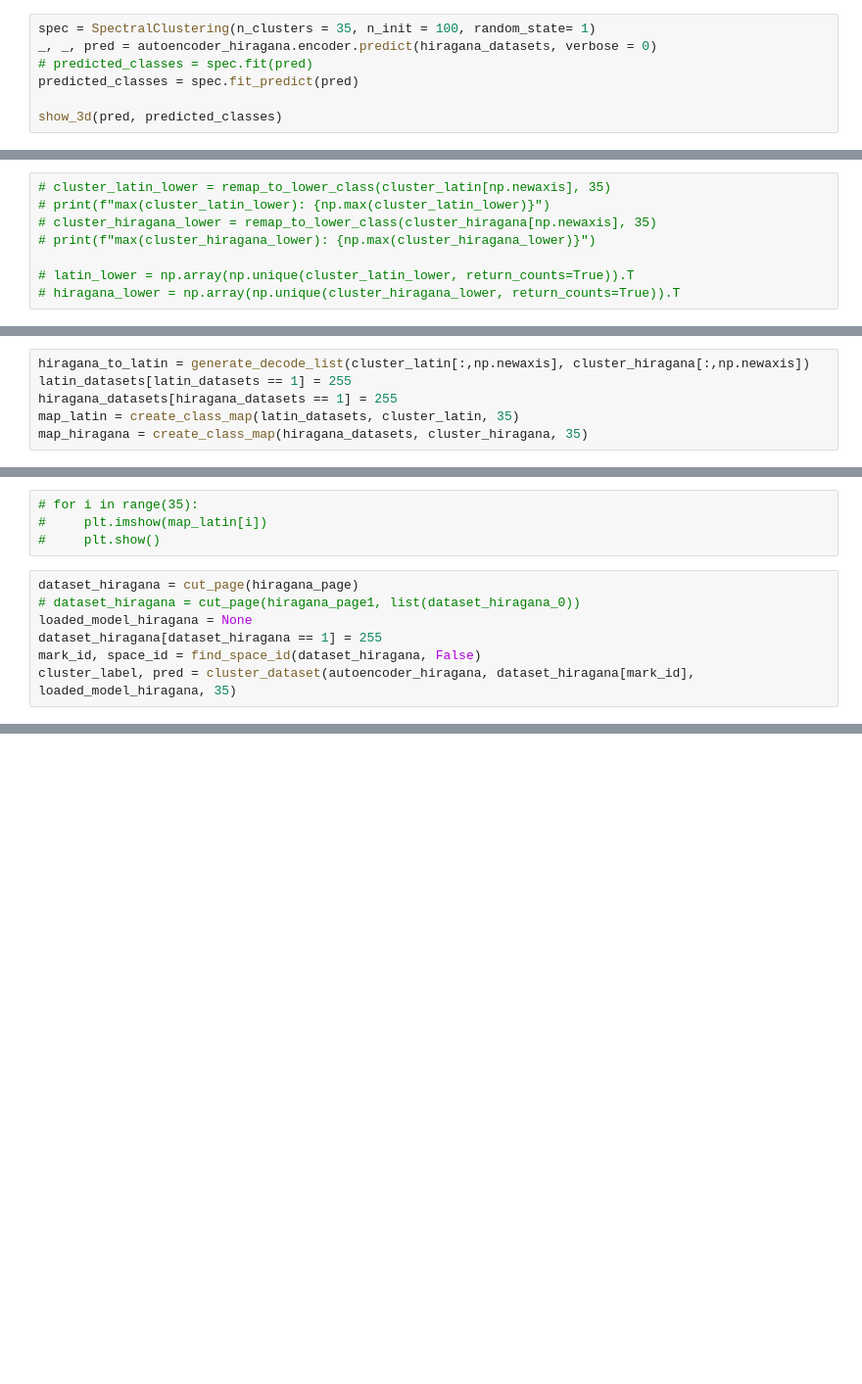
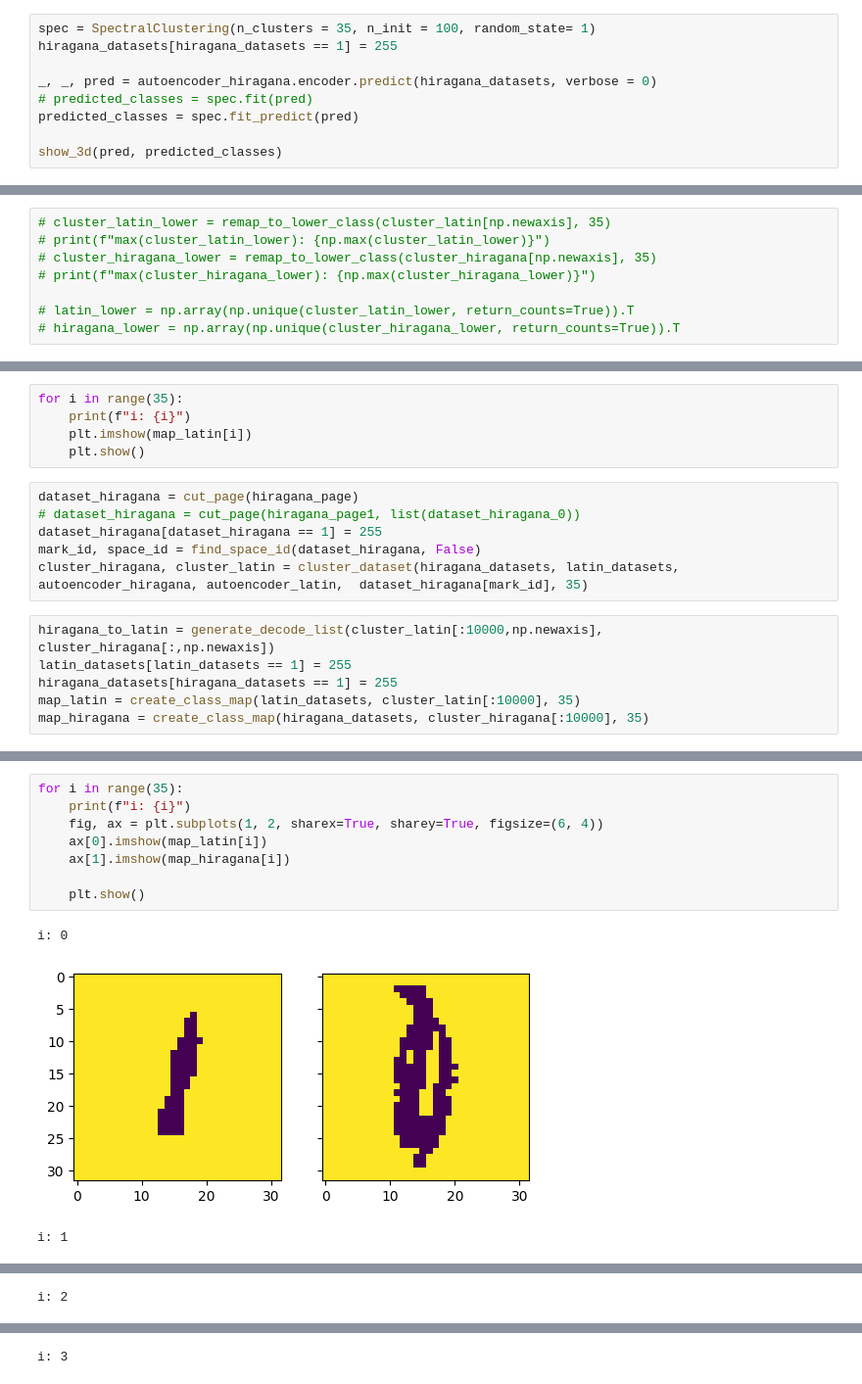
Before and after one commit to rafalbalcerzak/UNN, a Jupyter notebook: group_latin_hiragana/group.ipynb, the cells around one changed output, grey strips where cells are left out. Shown at 98% size. Drawn from its saved outputs; the diff is of its cells as text; blank space fills up the shorter version.

```diff
--- a/group_latin_hiragana/group.ipynb
+++ b/group_latin_hiragana/group.ipynb
@@ -169,6 +193,8 @@ def descrypt_page(page: np.ndarray, page_cluster_label: np.ndarray, latin_dict:
     return page_latin
 # %%
 spec = SpectralClustering(n_clusters = 35, n_init = 100, random_state= 1)
+hiragana_datasets[hiragana_datasets == 1] = 255
+
 _, _, pred = autoencoder_hiragana.encoder.predict(hiragana_datasets, verbose = 0)
 # predicted_classes = spec.fit(pred)
 predicted_classes = spec.fit_predict(pred)
@@ -185,6 +228,17 @@ show_3d(pred, predicted_classes)
+# %%
+for i in range(35):
+    print(f"i: {i}")
+    plt.imshow(map_latin[i])
+    plt.show()
+# %%
+dataset_hiragana = cut_page(hiragana_page)
+# dataset_hiragana = cut_page(hiragana_page1, list(dataset_hiragana_0))
+dataset_hiragana[dataset_hiragana == 1] = 255
+mark_id, space_id = find_space_id(dataset_hiragana, False)
+cluster_hiragana, cluster_latin = cluster_dataset(hiragana_datasets, latin_datasets, autoencoder_hiragana, autoencoder_latin,  dataset_hiragana[mark_id], 35)
 # %%
-hiragana_to_latin = generate_decode_list(cluster_latin[:,np.newaxis], cluster_hiragana[:,np.newaxis])
+hiragana_to_latin = generate_decode_list(cluster_latin[:10000,np.newaxis], cluster_hiragana[:,np.newaxis])
 latin_datasets[latin_datasets == 1] = 255
 hiragana_datasets[hiragana_datasets == 1] = 255
-map_latin = create_class_map(latin_datasets, cluster_latin, 35)
-map_hiragana = create_class_map(hiragana_datasets, cluster_hiragana, 35)
+map_latin = create_class_map(latin_datasets, cluster_latin[:10000], 35)
+map_hiragana = create_class_map(hiragana_datasets, cluster_hiragana[:10000], 35)
@@ -191,11 +257,12 @@ map_hiragana = create_class_map(hiragana_datasets, cluster_hiragana, 35)
-# %%
-# for i in range(35):
-#     plt.imshow(map_latin[i])
-#     plt.show()
-# %%
-dataset_hiragana = cut_page(hiragana_page)
-# dataset_hiragana = cut_page(hiragana_page1, list(dataset_hiragana_0))
-loaded_model_hiragana = None
-dataset_hiragana[dataset_hiragana == 1] = 255
-mark_id, space_id = find_space_id(dataset_hiragana, False)
-cluster_label, pred = cluster_dataset(autoencoder_hiragana, dataset_hiragana[mark_id], loaded_model_hiragana, 35)
+# %%
+for i in range(35):
+    print(f"i: {i}")
+    fig, ax = plt.subplots(1, 2, sharex=True, sharey=True, figsize=(6, 4))
+    ax[0].imshow(map_latin[i])
+    ax[1].imshow(map_hiragana[i])
+
+    plt.show()
+# %% [output]
+i: 0
+[figure, added]
+i: 1
@@ -201,0 +270 @@ cluster_label, pred = cluster_dataset(autoencoder_hiragana, dataset_hiragana[mar
+i: 2
@@ -201,0 +272 @@ cluster_label, pred = cluster_dataset(autoencoder_hiragana, dataset_hiragana[mar
+i: 3
```
Also changed, not shown: parts of 11 cells of this notebook.
